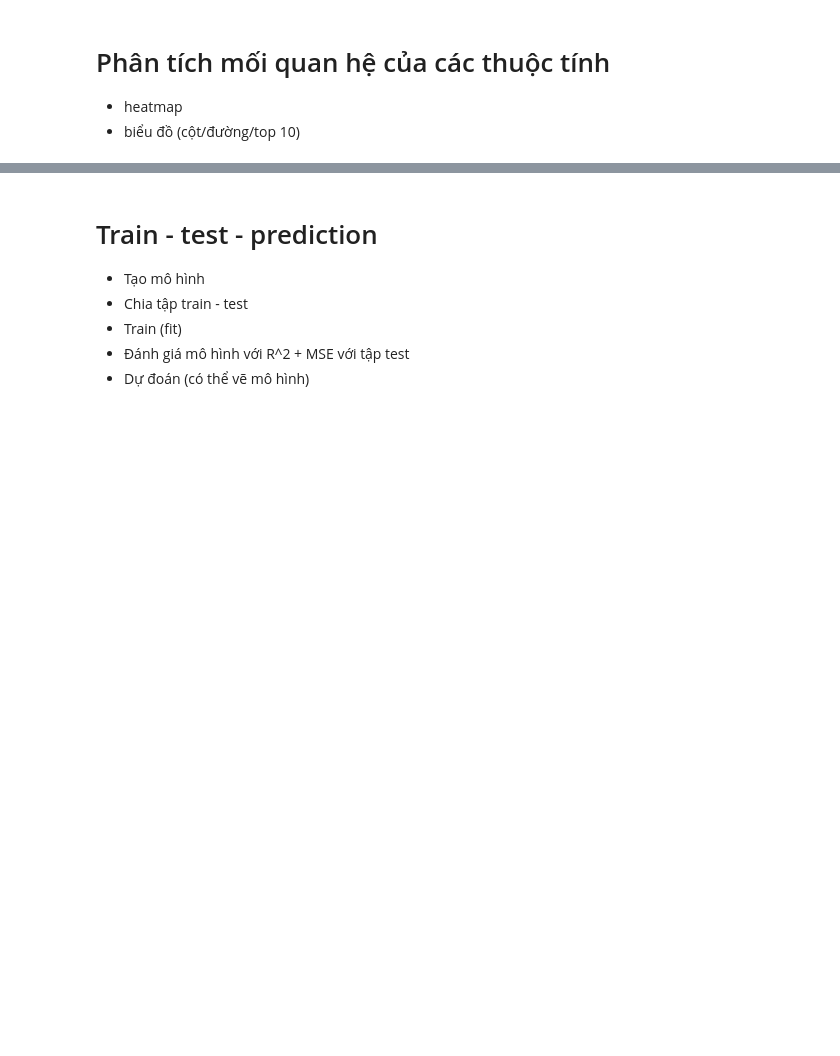
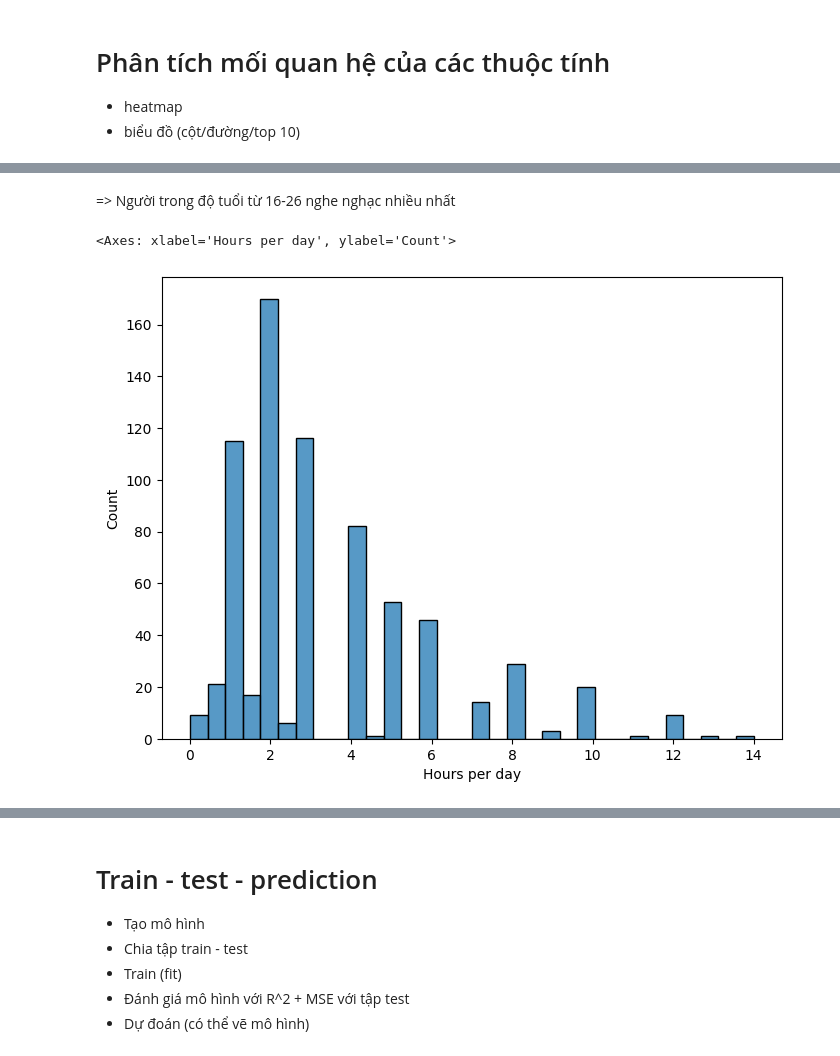
Before and after one commit to HuyNhatbel/CSA_SPCK, a Jupyter notebook: Phantich.ipynb, the cells around one changed output, grey strips where cells are left out. Drawn from its saved outputs; the diff is of its cells as text; code cells hidden in the pictures; blank space fills up the shorter version.

```diff
--- a/Phantich.ipynb
+++ b/Phantich.ipynb
@@ -312,0 +347,8 @@ plt.show
+# %% [markdown]
+=> Người trong độ tuổi từ 16-26 nghe nghạc nhiều nhất
+# %%
+plt.figure(figsize=(8,6))
+sb.histplot(df['Hours per day'])
+# %% [output]
+<Axes: xlabel='Hours per day', ylabel='Count'>
+[figure, added]
```
Also changed, not shown: parts of 51 cells of this notebook.
